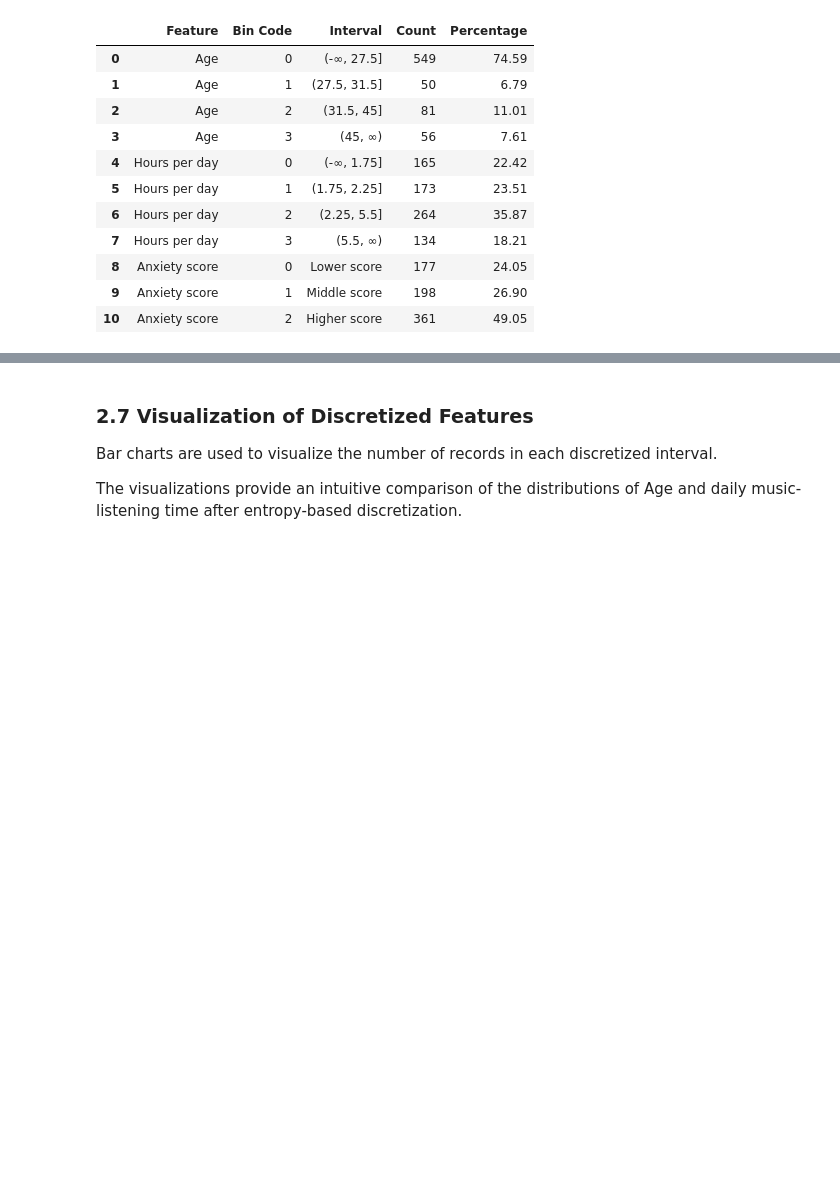
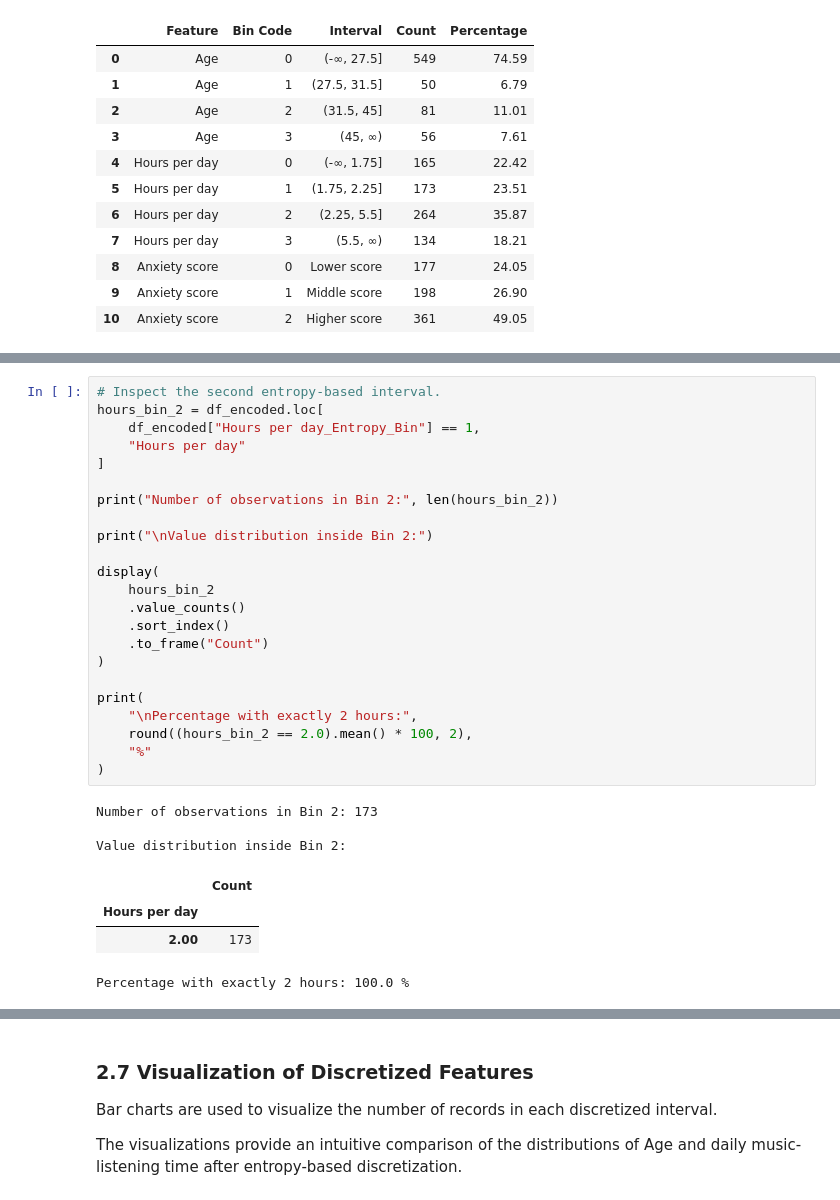
Before and after one commit to RwinRad/Ai, a Jupyter notebook: data/Music_and_Mental_Health_Survey.ipynb, the cells around one changed output, grey strips where cells are left out. Drawn from its saved outputs; the diff is of its cells as text; blank space fills up the shorter version.

```diff
--- a/data/Music_and_Mental_Health_Survey.ipynb
+++ b/data/Music_and_Mental_Health_Survey.ipynb
@@ -2109,0 +2148,31 @@ display(discretization_distribution)
+# %%
+# Inspect the second entropy-based interval.
+hours_bin_2 = df_encoded.loc[
+    df_encoded["Hours per day_Entropy_Bin"] == 1,
+    "Hours per day"
+]
+
+print("Number of observations in Bin 2:", len(hours_bin_2))
+
+print("\nValue distribution inside Bin 2:")
+
+display(
+    hours_bin_2
+    .value_counts()
+    .sort_index()
+    .to_frame("Count")
+)
+
+print(
+    "\nPercentage with exactly 2 hours:",
+    round((hours_bin_2 == 2.0).mean() * 100, 2),
+    "%"
+)
+# %% [output]
+Number of observations in Bin 2: 173
+
+Value distribution inside Bin 2:
+|  | Count |
+| Hours per day |  |
+| 2.00 | 173 |
+Percentage with exactly 2 hours: 100.0 %
```
Also changed, not shown: parts of 11 cells of this notebook.
